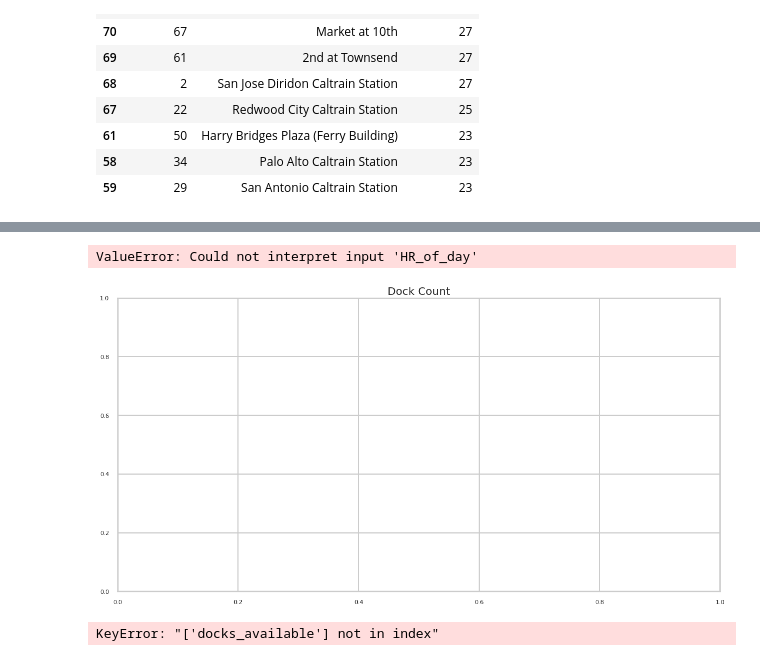
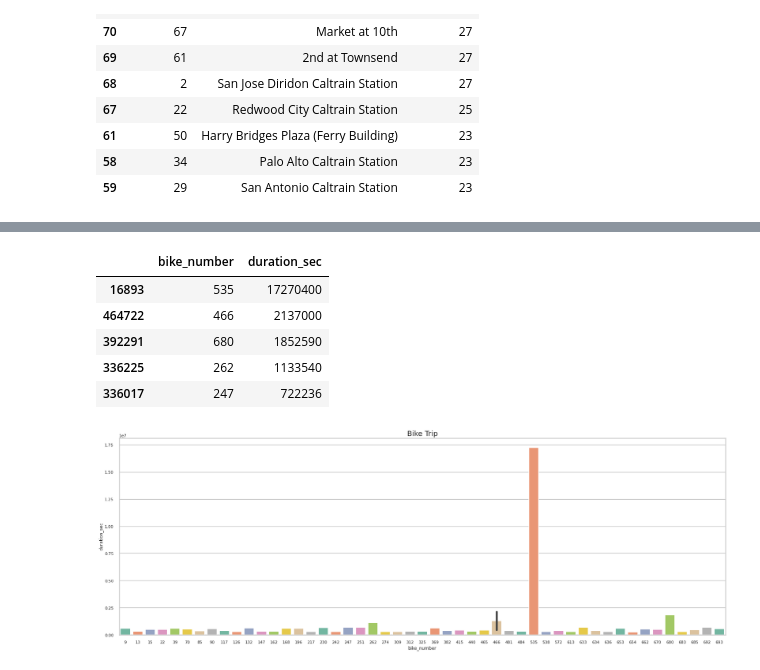
Before and after one commit to GOhaike/Bay_Area_Bikeshare_Research, a Jupyter notebook: Project_1.ipynb, the cells around one changed output, grey strips where cells are left out. Drawn from its saved outputs; the diff is of its cells as text; code cells hidden in the pictures.

```diff
--- a/Project_1.ipynb
+++ b/Project_1.ipynb
@@ -285,10 +327,3 @@ station_count.sort_values(['freq'], ascending=[False]).head(10)
 # %%
 %%bigquery dockcount
 SELECT station_id, name, dockcount, FROM `bigquery-public-data.san_francisco.bikeshare_stations`
-# %%
-plt.figure(figsize=(20,10))
-sns.set_context('poster',font_scale=0.5)
-sns.set_style('whitegrid')
-plt.title('Dock Count',fontsize =20)
-sns.barplot(x='station_id', y="dockcount", data=dockcount,palette=sns.color_palette("Set2"))
-pass
@@ -329,13 +374,19 @@ trip_status["bikes_available"].plot()
+# %%
+df=bike_status.sort_values(['duration_sec'], ascending=[False]).head(50)
+df.head()
+# %% [output]
+|  | bike_number | duration_sec |
+| 16893 | 535 | 17270400 |
+| 464722 | 466 | 2137000 |
+| 392291 | 680 | 1852590 |
+| 336225 | 262 | 1133540 |
+| 336017 | 247 | 722236 |
 # %%
-plt.figure(figsize=(20,10))
+plt.figure(figsize=(30,10))
 sns.set_context('poster',font_scale=0.5)
 sns.set_style('whitegrid')
-plt.title('Dock Count',fontsize =20)
-sns.barplot(x='HR_of_day', y="dock_available", data=trip_status,palette=sns.color_palette("Set2"))
+plt.title('Bike Trip',fontsize =20)
+sns.barplot(x="bike_number", y="duration_sec", data=df, palette=sns.color_palette("Set2"))
+pass
 # %% [output]
-ValueError: Could not interpret input 'HR_of_day'
-[figure, old version]
+[figure, new version]
-# %%
-trip_status.plot(x="docks_available", y=["station_id","docks_available"], kind="bar")
-# %% [output]
-KeyError: "['docks_available'] not in index"
```
Also changed, not shown: parts of 63 cells of this notebook.
